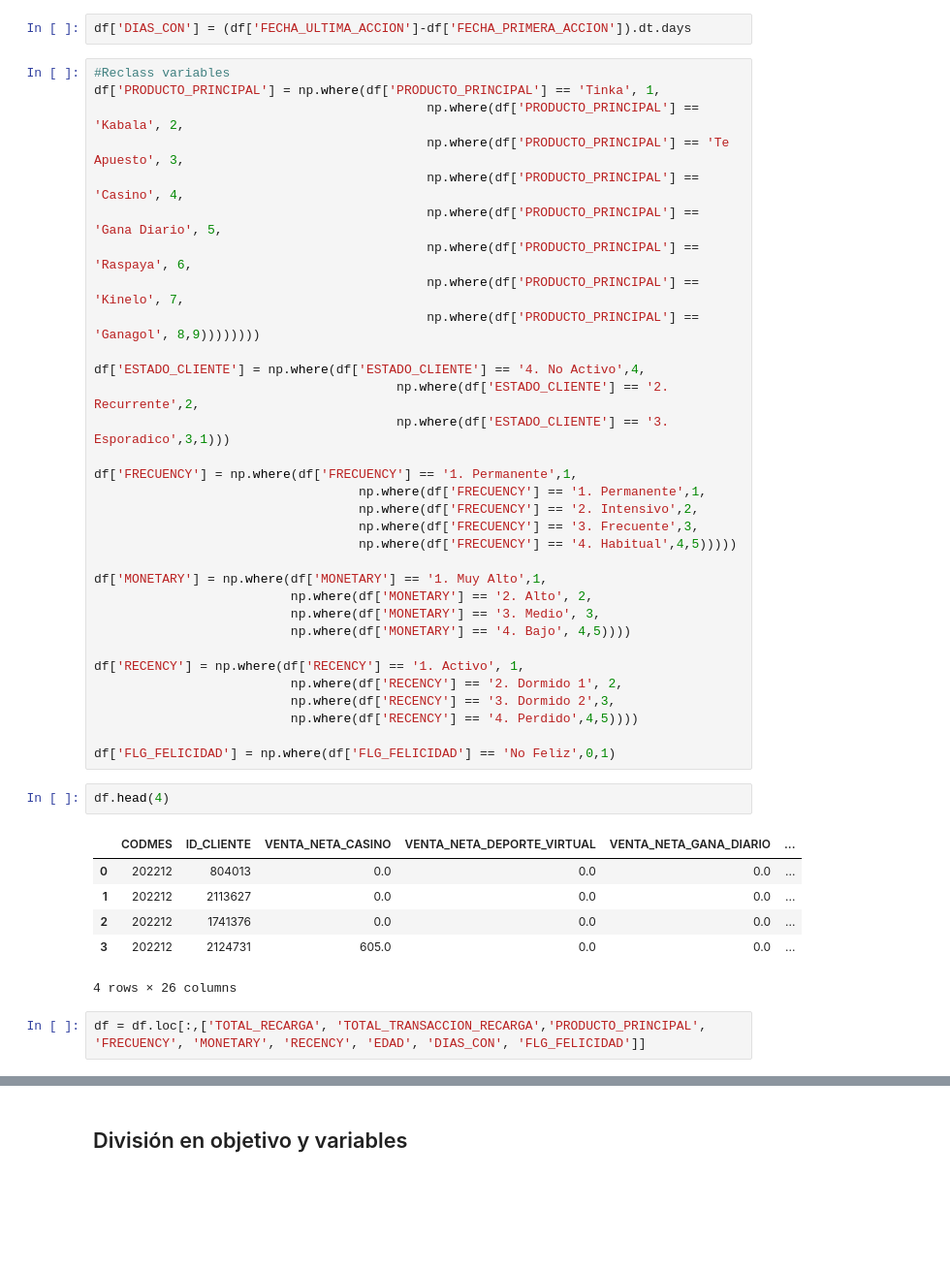
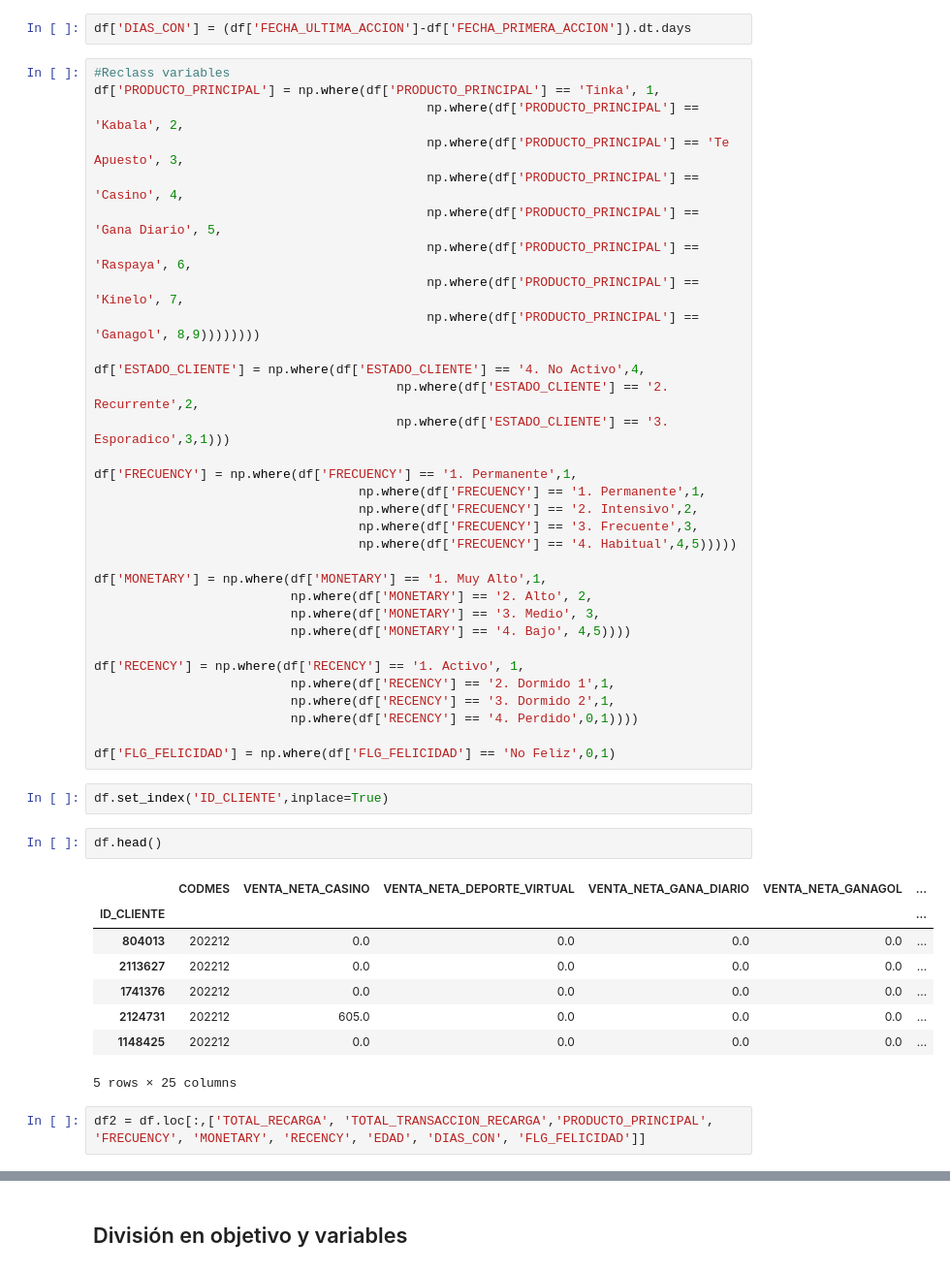
Before and after one commit to Sandraanalytics/latinka, a Jupyter notebook: class.ipynb, the cells around one changed output, grey strips where cells are left out. Shown at 97% size. Drawn from its saved outputs; the diff is of its cells as text; blank space fills up the shorter version.

```diff
--- a/class.ipynb
+++ b/class.ipynb
@@ -127,19 +127,23 @@ df['MONETARY'] = np.where(df['MONETARY'] == '1. Muy Alto',1,
                           np.where(df['MONETARY'] == '4. Bajo', 4,5))))
 
 df['RECENCY'] = np.where(df['RECENCY'] == '1. Activo', 1,
-                          np.where(df['RECENCY'] == '2. Dormido 1', 2,
-                          np.where(df['RECENCY'] == '3. Dormido 2',3,
-                          np.where(df['RECENCY'] == '4. Perdido',4,5))))
+                          np.where(df['RECENCY'] == '2. Dormido 1',1,
+                          np.where(df['RECENCY'] == '3. Dormido 2',1,
+                          np.where(df['RECENCY'] == '4. Perdido',0,1))))
 
 df['FLG_FELICIDAD'] = np.where(df['FLG_FELICIDAD'] == 'No Feliz',0,1)
+# %%
+df.set_index('ID_CLIENTE',inplace=True)
 # %%
-df.head(4)
+df.head()
 # %% [output]
-|  | CODMES | ID_CLIENTE | VENTA_NETA_CASINO | VENTA_NETA_DEPORTE_VIRTUAL | VENTA_NETA_GANA_DIARIO | ... |
-| 0 | 202212 | 804013 | 0.0 | 0.0 | 0.0 | ... |
-| 1 | 202212 | 2113627 | 0.0 | 0.0 | 0.0 | ... |
-| 2 | 202212 | 1741376 | 0.0 | 0.0 | 0.0 | ... |
-| 3 | 202212 | 2124731 | 605.0 | 0.0 | 0.0 | ... |
+|  | CODMES | VENTA_NETA_CASINO | VENTA_NETA_DEPORTE_VIRTUAL | VENTA_NETA_GANA_DIARIO | VENTA_NETA_GANAGOL | ... |
+| ID_CLIENTE |  |  |  |  |  | ... |
+| 804013 | 202212 | 0.0 | 0.0 | 0.0 | 0.0 | ... |
+| 2113627 | 202212 | 0.0 | 0.0 | 0.0 | 0.0 | ... |
+| 1741376 | 202212 | 0.0 | 0.0 | 0.0 | 0.0 | ... |
+| 2124731 | 202212 | 605.0 | 0.0 | 0.0 | 0.0 | ... |
+| 1148425 | 202212 | 0.0 | 0.0 | 0.0 | 0.0 | ... |
-4 rows × 26 columns
+5 rows × 25 columns
 # %%
-df = df.loc[:,['TOTAL_RECARGA', 'TOTAL_TRANSACCION_RECARGA','PRODUCTO_PRINCIPAL', 'FRECUENCY', 'MONETARY', 'RECENCY', 'EDAD', 'DIAS_CON', 'FLG_FELICIDAD']]
+df2 = df.loc[:,['TOTAL_RECARGA', 'TOTAL_TRANSACCION_RECARGA','PRODUCTO_PRINCIPAL', 'FRECUENCY', 'MONETARY', 'RECENCY', 'EDAD', 'DIAS_CON', 'FLG_FELICIDAD']]
```
Also changed, not shown: parts of 20 cells of this notebook.
